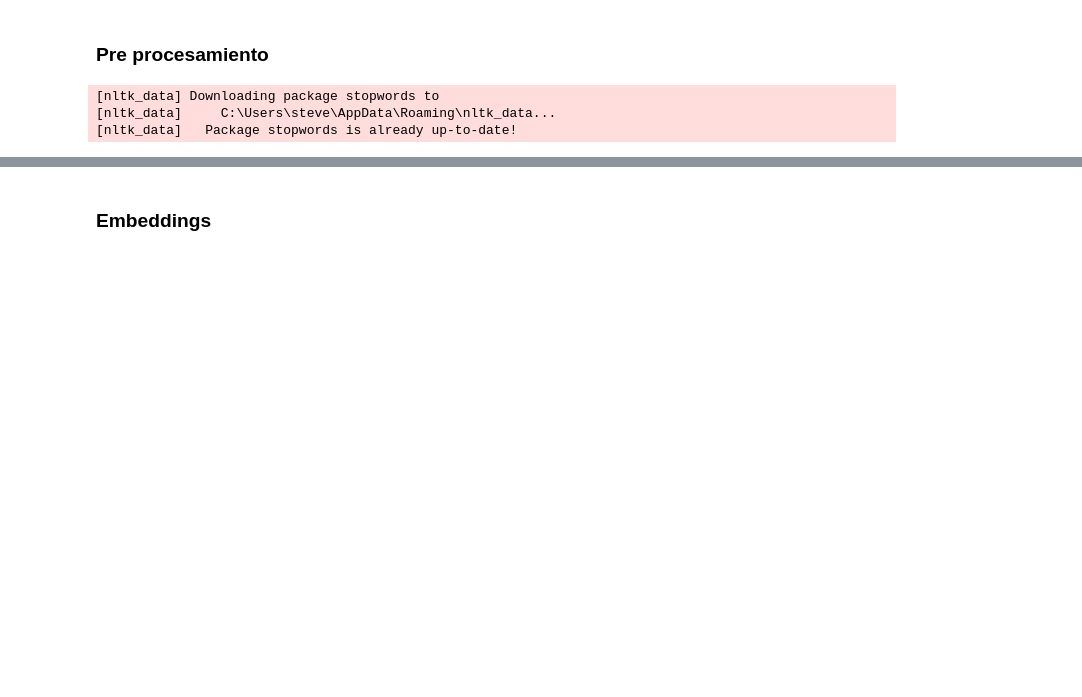
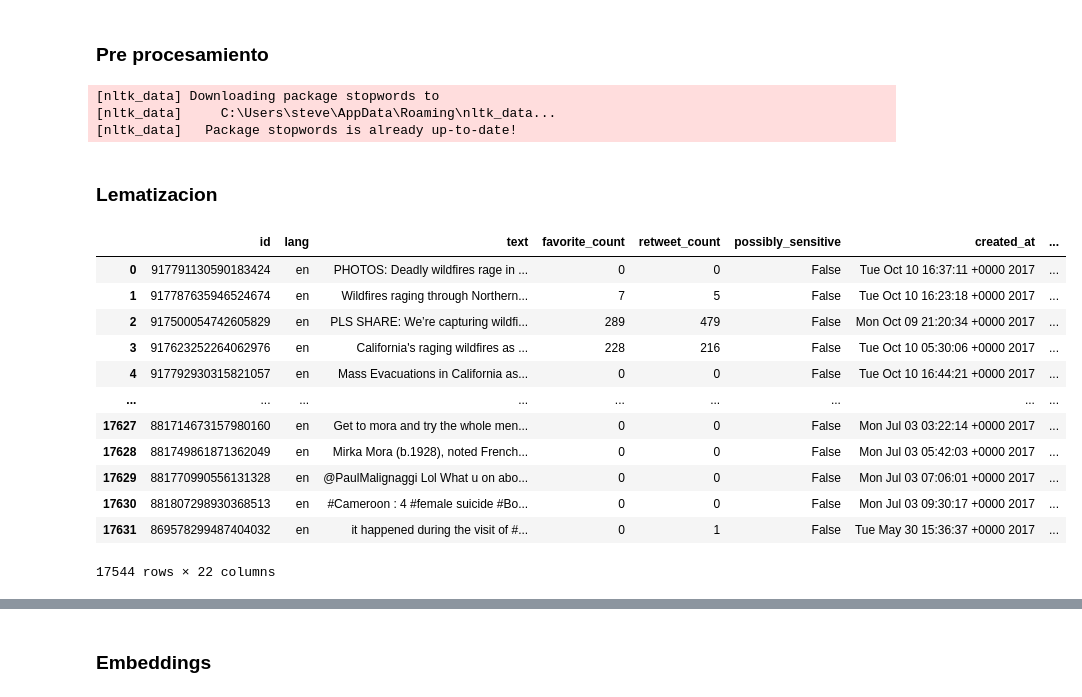
Before and after one commit to Stevennns/Proyecto-Mineria-de-datos-2023-1, a Jupyter notebook: magnitud.ipynb, the cells around one changed output, grey strips where cells are left out. Cells and saved outputs as stored; diff of their text form; code cells hidden in the pictures; blank space fills up the shorter version.

```diff
--- a/magnitud.ipynb
+++ b/magnitud.ipynb
@@ -205,3 +205,54 @@ def generar_csv(df, nombre_archivo):
     df.to_csv(nombre_archivo, index=False)
 
 generar_csv(df_con_nan,"datos.csv")
+# %% [markdown]
+### Lematizacion
+# %%
+
+from spacy.lang.en.stop_words import STOP_WORDS
+import re
+import string
+from nltk.corpus import stopwords
+
+# function that remove stopwords in english from de dataframe column "text" and remove caps ,empty spaces and symbols
+# also separate the words with '#' , '@' '’' and "'" or any symbols from the text
+def remove_stopwords(df, additional_stopwords=[]):
+    # remove stopwords
+    df['text_clean'] = df['text'].apply(lambda x: ' '.join([word for word in x.split() if word not in (STOP_WORDS)]))
+    # remove caps
+    df['text_clean'] = df['text_clean'].apply(lambda x: x.lower())
+    # remove empty spaces
+    df['text_clean'] = df['text_clean'].apply(lambda x: x.strip())
+    # remove simbols
+    df['text_clean'] = df['text_clean'].apply(lambda x: re.sub(r'[^\w\s]', '', x))
+    # remove numbers
+    df['text_clean'] = df['text_clean'].apply(lambda x: re.sub(r'[0-9]', '', x))
+    # remove additional stopwords
+    df['text_clean'] = df['text_clean'].apply(lambda x: ' '.join([word for word in x.split() if word not in (additional_stopwords)]))
+    # remove single letters
+    df['text_clean'] = df['text_clean'].apply(lambda x: re.sub(r'\b\w{1}\b', '', x))
+    # remove words that starts with http
+    df['text_clean'] = df['text_clean'].apply(lambda x: re.sub(r'http\S+', '', x))
+    # remove empty spaces , only having single space betwween words
+    df['text_clean'] = df['text_clean'].apply(lambda x: re.sub(r'\s+', ' ', x))
+
+remove_stopwords(df_con_nan, ['california','californias', 'wildfires', 'hurricane', 'harvey', 'irma', 'maria', 'iraq',
+     'iran', 'earthquake', 'mexico', 'srilanka', 'floods','puerto','rico','us','texas','florida','texas','hurricanemaria',
+     'hurricaneharvey','puertorico','mexicoearthquake','houston','wildfire','ricos','tornado' , 'storm','flood','fire','trump',
+     'hurricanes','caribbean','flooding','disaster','irmas','tropical','harveys','st',"mora",'californiawildfires' ])
+
+df_con_nan
+# %% [output]
+|  | id | lang | text | favorite_count | retweet_count | possibly_sensitive | created_at | ... |
+| 0 | 917791130590183424 | en | PHOTOS: Deadly wildfires rage in ... | 0 | 0 | False | Tue Oct 10 16:37:11 +0000 2017 | ... |
+| 1 | 917787635946524674 | en | Wildfires raging through Northern... | 7 | 5 | False | Tue Oct 10 16:23:18 +0000 2017 | ... |
+| 2 | 917500054742605829 | en | PLS SHARE: We’re capturing wildfi... | 289 | 479 | False | Mon Oct 09 21:20:34 +0000 2017 | ... |
+| 3 | 917623252264062976 | en | California's raging wildfires as ... | 228 | 216 | False | Tue Oct 10 05:30:06 +0000 2017 | ... |
+| 4 | 917792930315821057 | en | Mass Evacuations in California as... | 0 | 0 | False | Tue Oct 10 16:44:21 +0000 2017 | ... |
+| ... | ... | ... | ... | ... | ... | ... | ... | ... |
+| 17627 | 881714673157980160 | en | Get to mora and try the whole men... | 0 | 0 | False | Mon Jul 03 03:22:14 +0000 2017 | ... |
+| 17628 | 881749861871362049 | en | Mirka Mora (b.1928), noted French... | 0 | 0 | False | Mon Jul 03 05:42:03 +0000 2017 | ... |
+| 17629 | 881770990556131328 | en | @PaulMalignaggi Lol What u on abo... | 0 | 0 | False | Mon Jul 03 07:06:01 +0000 2017 | ... |
+| 17630 | 881807298930368513 | en | #Cameroon : 4 #female suicide #Bo... | 0 | 0 | False | Mon Jul 03 09:30:17 +0000 2017 | ... |
+| 17631 | 869578299487404032 | en | it happened during the visit of #... | 0 | 1 | False | Tue May 30 15:36:37 +0000 2017 | ... |
+17544 rows × 22 columns
```
Also changed, not shown: parts of 6 cells of this notebook.
